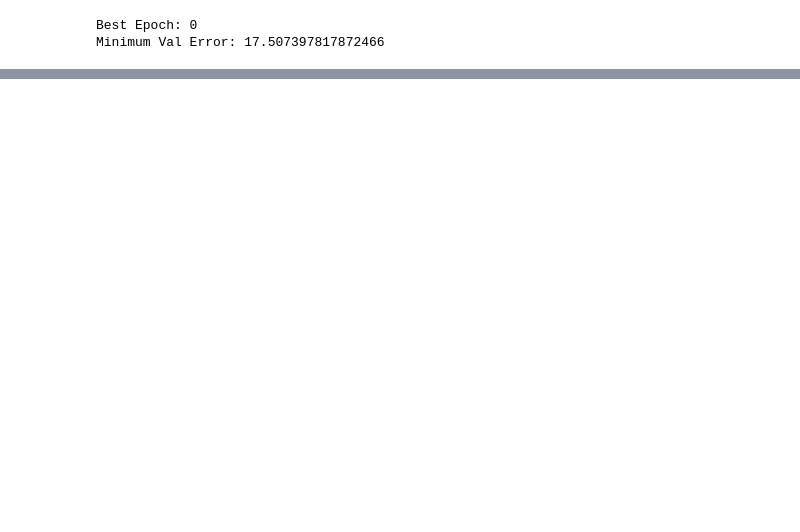
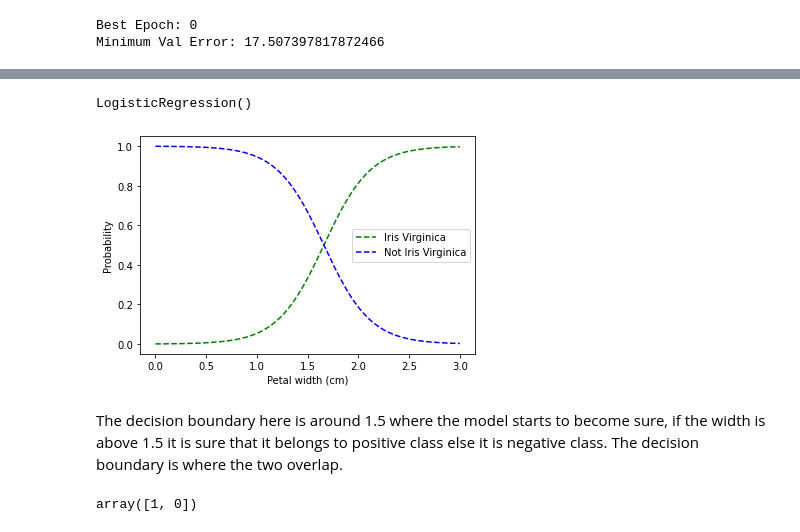
Before and after one commit to rishabhrao12/machine-learning, a Jupyter notebook: Part1-MachineLearning/Ch04-Regression/Regression.ipynb, the cells around one changed output, grey strips where cells are left out. Cells and saved outputs as stored; diff of their text form; code cells hidden in the pictures; blank space fills up the shorter version.

Commit message:
Completed Regression

```diff
--- a/Part1-MachineLearning/Ch04-Regression/Regression.ipynb
+++ b/Part1-MachineLearning/Ch04-Regression/Regression.ipynb
@@ -556,0 +607,5 @@ Minimum Val Error: 17.507397817872466
+# %%
+from sklearn import datasets
+
+iris = datasets.load_iris()
+list(iris.keys())
@@ -556,0 +621,27 @@ Minimum Val Error: 17.507397817872466
+# %%
+X = iris['data'][:, 3:] # petal width
+y = (iris['target'] == 2).astype(int) # 1 if our class else 0
+# %%
+from sklearn.linear_model import LogisticRegression
+
+log_reg = LogisticRegression()
+log_reg.fit(X, y)
+# %% [output]
+LogisticRegression()
+# %%
+X_new = np.linspace(0, 3, 1000).reshape(-1, 1)
+y_prob = log_reg.predict_proba(X_new)
+plt.plot(X_new, y_prob[:, 1], "g--", label="Iris Virginica")
+plt.plot(X_new, y_prob[:, 0], "b--", label="Not Iris Virginica")
+plt.xlabel("Petal width (cm)")
+plt.ylabel("Probability")
+plt.legend()
+plt.show()
+# %% [output]
+[figure, added]
+# %% [markdown]
+The decision boundary here is around 1.5 where the model starts to become sure, if the width is above 1.5 it is sure that it belongs to positive class else it is negative class. The decision boundary is where the two overlap.
+# %%
+log_reg.predict([[1.7], [1.5]])
+# %% [output]
+array([1, 0])
```
Also changed, not shown: parts of 7 cells of this notebook.
